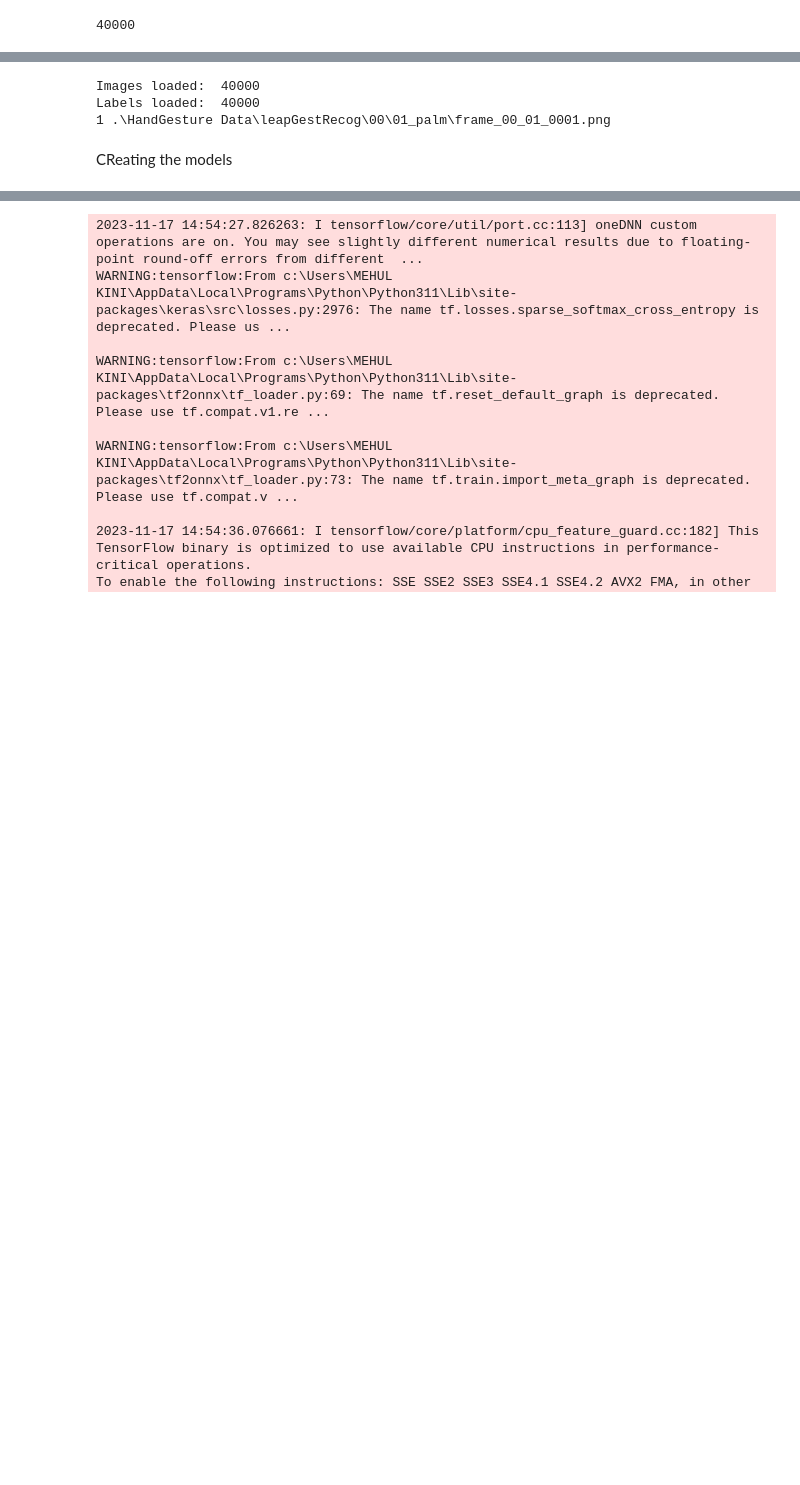
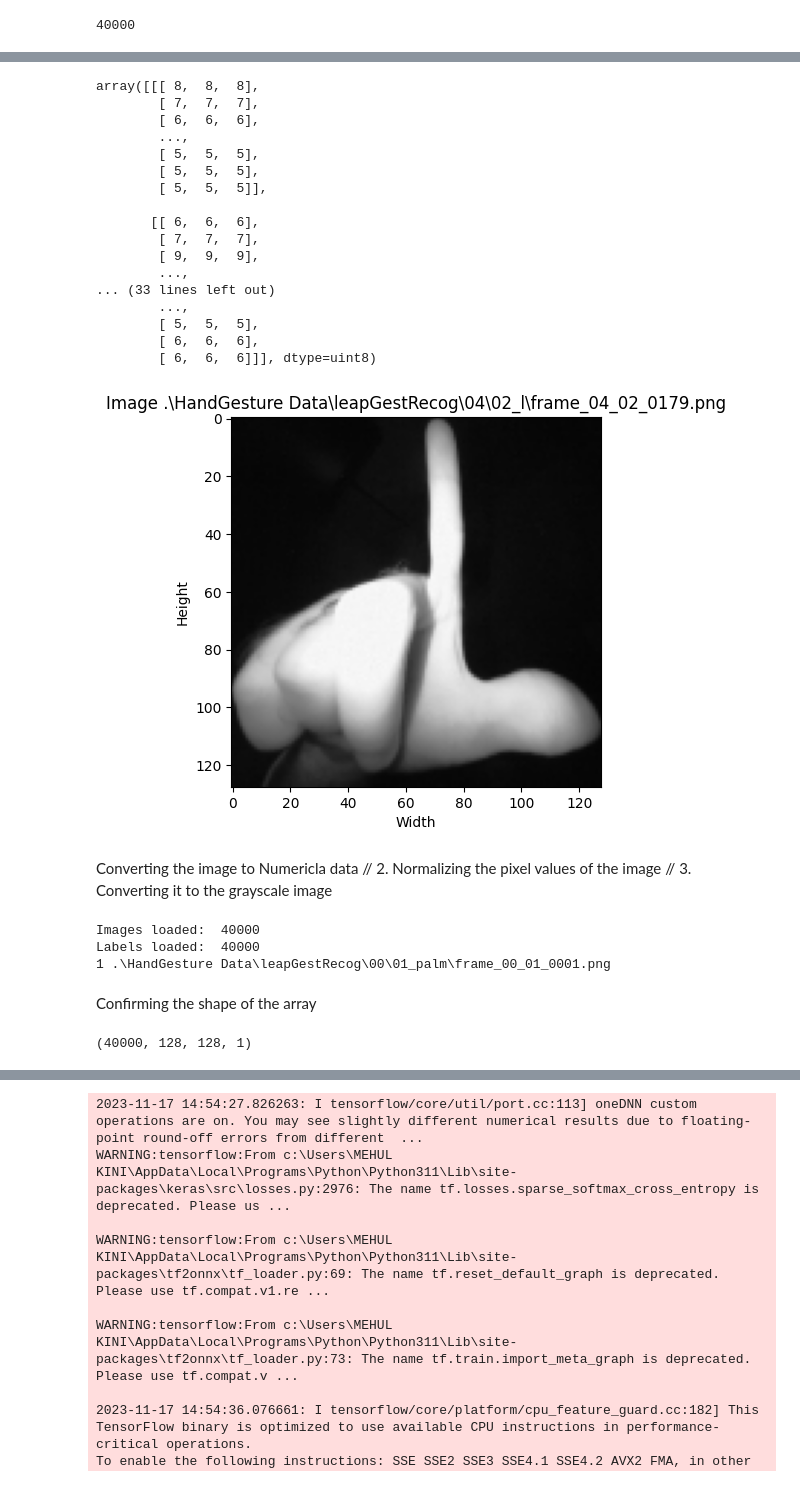
Before and after one commit to Tiny-Prism-Labs/Hand_Gesture_Recog, a Jupyter notebook: Hand_GEsture.ipynb, the cells around one changed output, grey strips where cells are left out. Drawn from its saved outputs; the diff is of its cells as text; code cells hidden in the pictures; blank space fills up the shorter version.

```diff
--- a/Hand_GEsture.ipynb
+++ b/Hand_GEsture.ipynb
@@ -68,2 +114,66 @@ print(imagepaths[3])
+# %%
+def crop_finger_tip(path):
+  """Crops the image around the tip of the finger.
+
+  Args:
+    image: A grayscale image.
+
+  Returns:
+    A cropped image of the tip of the finger.
+  """
+  # Read the image.
+  image = cv.imread(path)
+
+    # Convert the image to grayscale.
+  gray = cv.cvtColor(image, cv.COLOR_BGR2GRAY)
+
+    # Apply thresholding to the image.
+  _, thresh = cv.threshold(gray, 35, 255, cv.THRESH_BINARY)
+
+    # Find the contours in the image.
+  contours, _ = cv.findContours(thresh, cv.RETR_EXTERNAL, cv.CHAIN_APPROX_SIMPLE)
+
+    # Find the largest contour in the image.
+  largest_contour = max(contours, key=cv.contourArea)
+
+    # Get the bounding box of the largest contour.
+  x, y, w, h = cv.boundingRect(largest_contour)
+
+    # Crop the image around the bounding box.
+  cropped_image = image[y:y+h, x:x+w]
+  cropped_image = cv.resize(cropped_image, (128,128))
+  plt.grid(False)  # Without grid so we can see better
+
+  plt.imshow(cropped_image, cmap = "gray")  # Shows the image
+  plt.xlabel("Width")
+  plt.ylabel("Height")
+  plt.title("Image " + path)
+
+  return cropped_image
+# %%
+crop_finger_tip(imagepaths[8378])
+# %% [output]
+array([[[ 8,  8,  8],
+        [ 7,  7,  7],
+        [ 6,  6,  6],
+        ...,
+        [ 5,  5,  5],
+        [ 5,  5,  5],
+        [ 5,  5,  5]],
+
+       [[ 6,  6,  6],
+        [ 7,  7,  7],
+        [ 9,  9,  9],
+        ...,
+... (33 lines left out)
+        ...,
+        [ 5,  5,  5],
+        [ 6,  6,  6],
+        [ 6,  6,  6]]], dtype=uint8)
+[figure, added]
+# %% [markdown]
+Converting the image to Numericla data
+// 2. Normalizing the pixel values of the image
+// 3. Converting it to the grayscale image
 # %%
 X = [] # Image data
@@ -94,5 +217,9 @@ print(y[0], imagepaths[0]) # Debugging
 Images loaded:  40000
 Labels loaded:  40000
 1 .\HandGesture Data\leapGestRecog\00\01_palm\frame_00_01_0001.png
-# %% [markdown]
-CReating the models
+# %% [markdown]
+Confirming the shape of the array
+# %%
+print(X.shape)
+# %% [output]
+(40000, 128, 128, 1)
```
Also changed, not shown: parts of 24 cells of this notebook.
